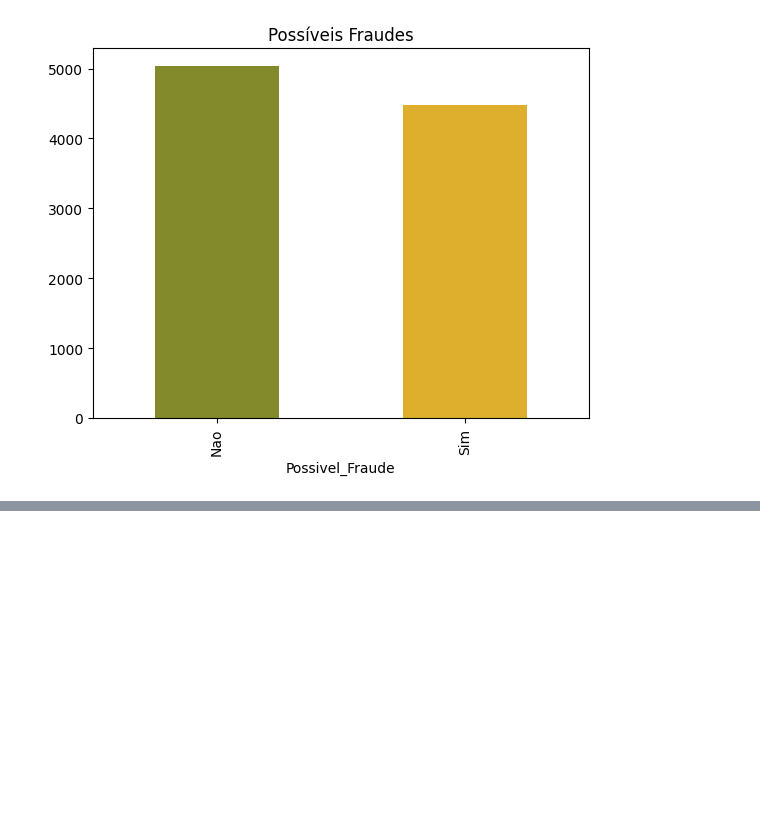
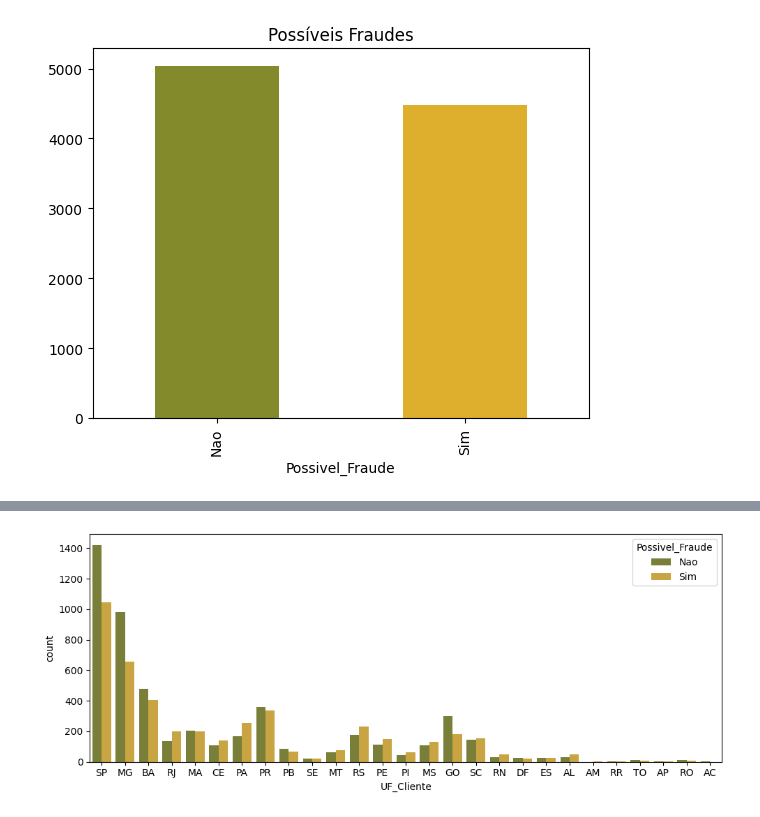
Before and after one commit to marialicer/fraud-predict, a Jupyter notebook: analysis/fraud_predict_model.ipynb, the cells around one changed output, grey strips where cells are left out. Drawn from its saved outputs; the diff is of its cells as text; code cells hidden in the pictures; blank space fills up the shorter version.

Commit message:
model: treinamento e criação de modelo de ML

```diff
--- a/analysis/fraud_predict_model.ipynb
+++ b/analysis/fraud_predict_model.ipynb
@@ -510,0 +548,18 @@ plt.show()
+# %%
+# APÓS ANALISE INICIAL QUE REALIZAMOS ACIMA, ENTENDEMOSO QUE ALGUMAS VARIÁVEIS NÃO POSSUEM RELEVÂNCIA
+
+#  contrato --> essa variável é a identificação de cada cliente
+#  Data_Contratacao, VL_Patrimonio, Possui_Patrimonio, Escolaridade, Idade (já criou coluna Faixa_Etaria) --> essas não irão ter relevancia no modelo
+#  Valor_Renda, Prazo_Emprestimo, QT_Dias_Atraso, Prazo_Restante --> essas variáveis já transformamos em categoria
+
+
+# o novo conjunto de dados irá ser chamado de df_dados
+
+columns = ['Sexo', 'UF_Cliente', 'Perc_Juros',
+       'VL_Emprestimo', 'VL_Emprestimo_ComJuros', 'QT_Total_Parcelas_Pagas',
+       'QT_Total_Parcelas_Pagas_EmDia', 'QT_Total_Parcelas_Pagas_EmAtraso',
+       'Qt_Renegociacao', 'Estado_Civil', 'QT_Parcelas_Atraso', 'Saldo_Devedor',
+       'Total_Pago', 'Faixa_Prazo_Restante', 'Faixa_Salarial', 'Faixa_Prazo_Emprestimo', 'Faixa_Etaria',
+       'Faixa_Dias_Atraso', 'Possivel_Fraude']
+
+df_dados = pd.DataFrame(df_original, columns=columns)
@@ -510,0 +620,13 @@ plt.show()
+# %%
+# apenas para ajustar o tamanho dos gráficos
+plt.rcParams["figure.figsize"] = [10.00, 4.00]
+plt.rcParams["figure.autolayout"] = True
+# %%
+# é possível constatar na análise que não há discrepâncias nestas variáveis
+
+sns.countplot(data = df_dados, x = "UF_Cliente", hue = "Possivel_Fraude", palette = ['#838A2C', '#deae2d']);
+
+plt.savefig('C:/Users/alice/OneDrive/Documentos/fraud-predict/img/12_target_uf_cliente.png')
+plt.show()
+# %% [output]
+[figure, added]
```
Also changed, not shown: parts of 68 cells of this notebook.
